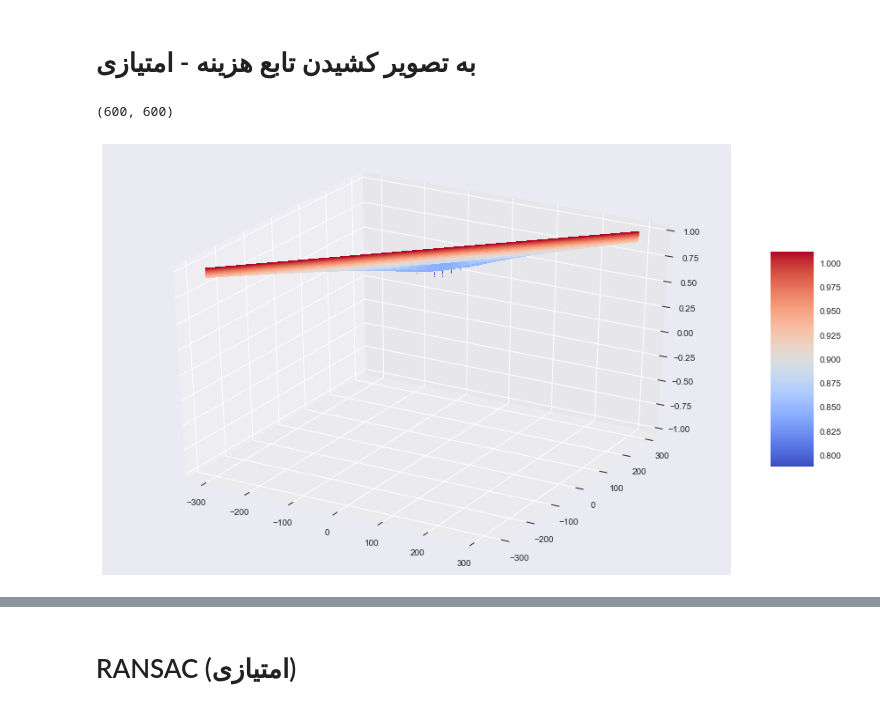
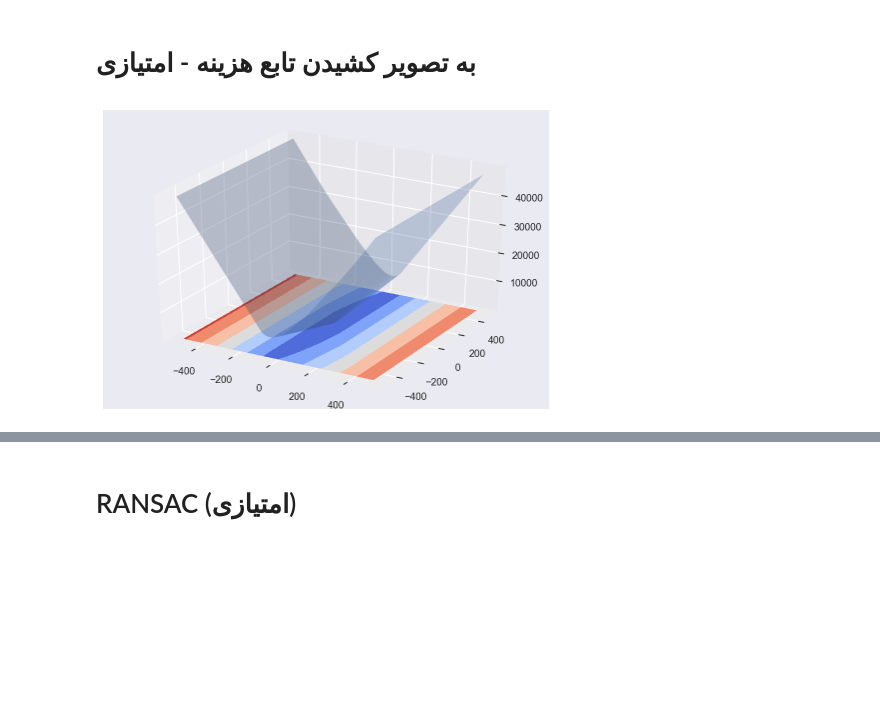
Before and after one commit to SadeghHayeri/Personal, a Jupyter notebook: Artificial Intelligence/CA3/Q1.ipynb, the cells around one changed output, grey strips where cells are left out. Saved outputs shown, nothing was run; the diff lists cells and outputs as text; code cells hidden in the pictures; blank space fills up the shorter version.

Commit message:
j surface added!

```diff
--- a/Artificial Intelligence/CA3/Q1.ipynb
+++ b/Artificial Intelligence/CA3/Q1.ipynb
@@ -115,54 +111,37 @@ theta: [  5.83913505  19.19972394]
 # TODO
 # %% [markdown]
 # به تصویر کشیدن تابع هزینه - امتیازی
-# %%
-fig = plt.figure(figsize=(16,9))
-ax = fig.gca(projection='3d')
-
-# Make data.
-X = np.arange(-300, 300, 1)
-Y = np.arange(-300, 300, 1)
-# X, Y = np.meshgrid(X, Y)
-
-res = []
-for i in X:
-    for j in Y:
-        res += [cost(x, y, [i,j])]
-
-# R = np.sqrt(X**2)
-res = np.array(res)
-res = res.reshape( 600,600 )
-print( res.shape )
-Z = np.log10( np.log( res ) )
-
-# X = np.arange(-5, 5, 0.25)
-# Y = np.arange(-5, 5, 0.25)
-# X, Y = np.meshgrid(X, Y)
-# R = np.sqrt(X**2 + Y**2)
-# # Z = np.sin(R)
-# Z = np.cos(R)
-
-# Plot the surface.
-surf = ax.plot_surface(X, Y, Z, cmap=cm.coolwarm,
-                       linewidth=0, antialiased=False)
-
-# Customize the z axis.
-ax.set_zlim(-1.01, 1.01)
-# ax.zaxis.set_major_locator(LinearLocator(10))
-# ax.zaxis.set_major_formatter(FormatStrFormatter('%.02f'))
-
-# Add a color bar which maps values to colors.
-fig.colorbar(surf, shrink=0.5, aspect=5)
-
-plt.show()
-# print( X )
-# print("---")
-# print( Y )
-# print("---")
-# print( Z )
-# %% [output]
-(600, 600)
-[figure, removed]
+# %%
+xr, yr = (-500,500), (-500,500)
+step = 1
+
+fig = plt.figure()
+ax = fig.gca(projection='3d')
+X, Y, Z = axes3d.get_test_data(.1)
+
+xs = []
+for i in range(xr[0], xr[1], step):
+    xs += [list(range(yr[0], yr[1], step))]
+xs = np.array(xs)
+# print( xs )
+
+ys = []
+for i in range(xr[0], xr[1], step):
+    ys += [len(xs) * [i]]
+ys = np.array(ys)
+
+zs = []
+for i in range(0, len(xs), step):
+    temp = []
+    for j in range(0, len(ys), step):
+        temp += [ cost(x, y, [xs[i][j], ys[i][j]]) ]
+    zs += [temp]
+zs = np.array(zs)
+
+ax.plot_surface(xs, ys, zs, rstride=8, cstride=8, alpha=0.3)
+cset = ax.contourf(xs, ys, zs, zdir='z', offset=-100, cmap=cm.coolwarm)
+# %% [output]
+[figure, added]
 # %%
 def scale(a, scaleInfo):
     result = [1]
```
Also changed, not shown: parts of 6 cells of this notebook.
